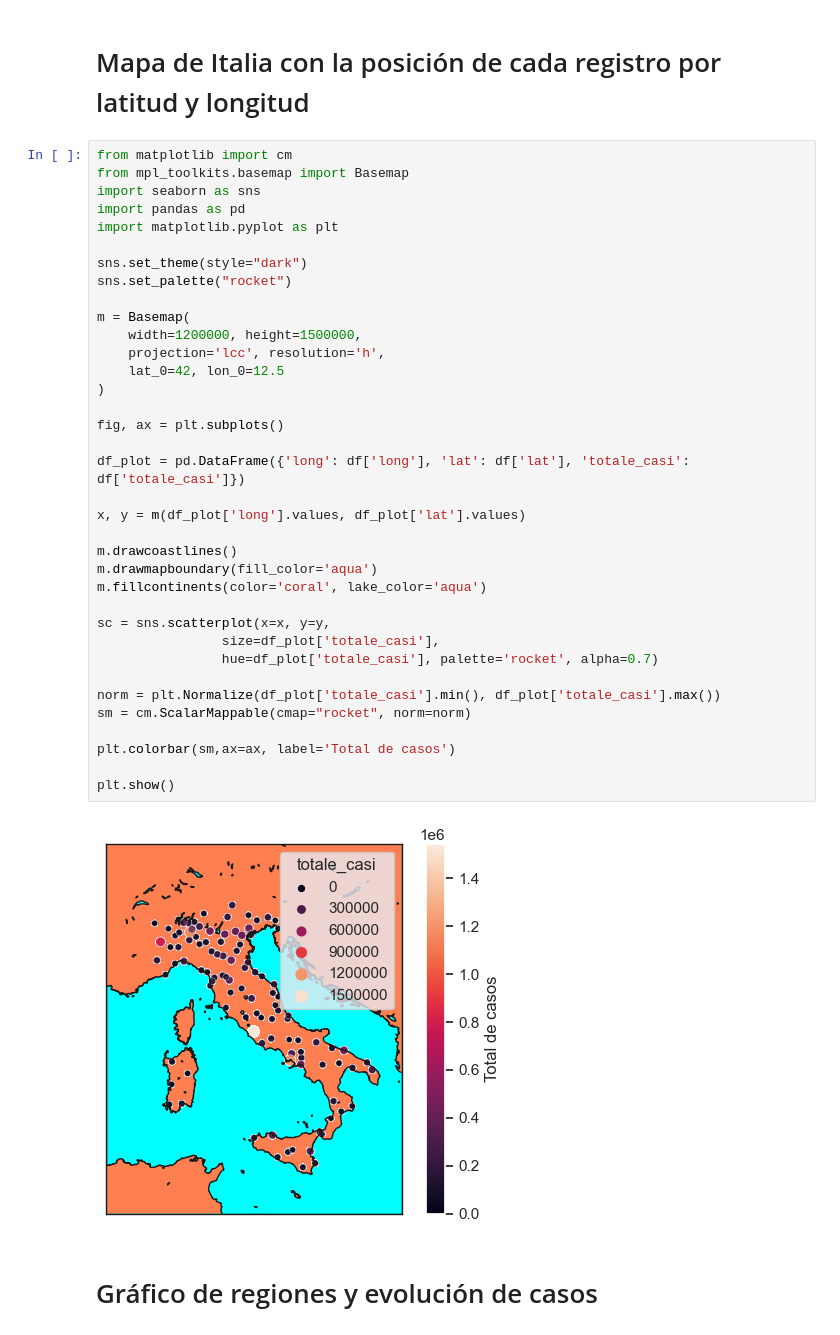
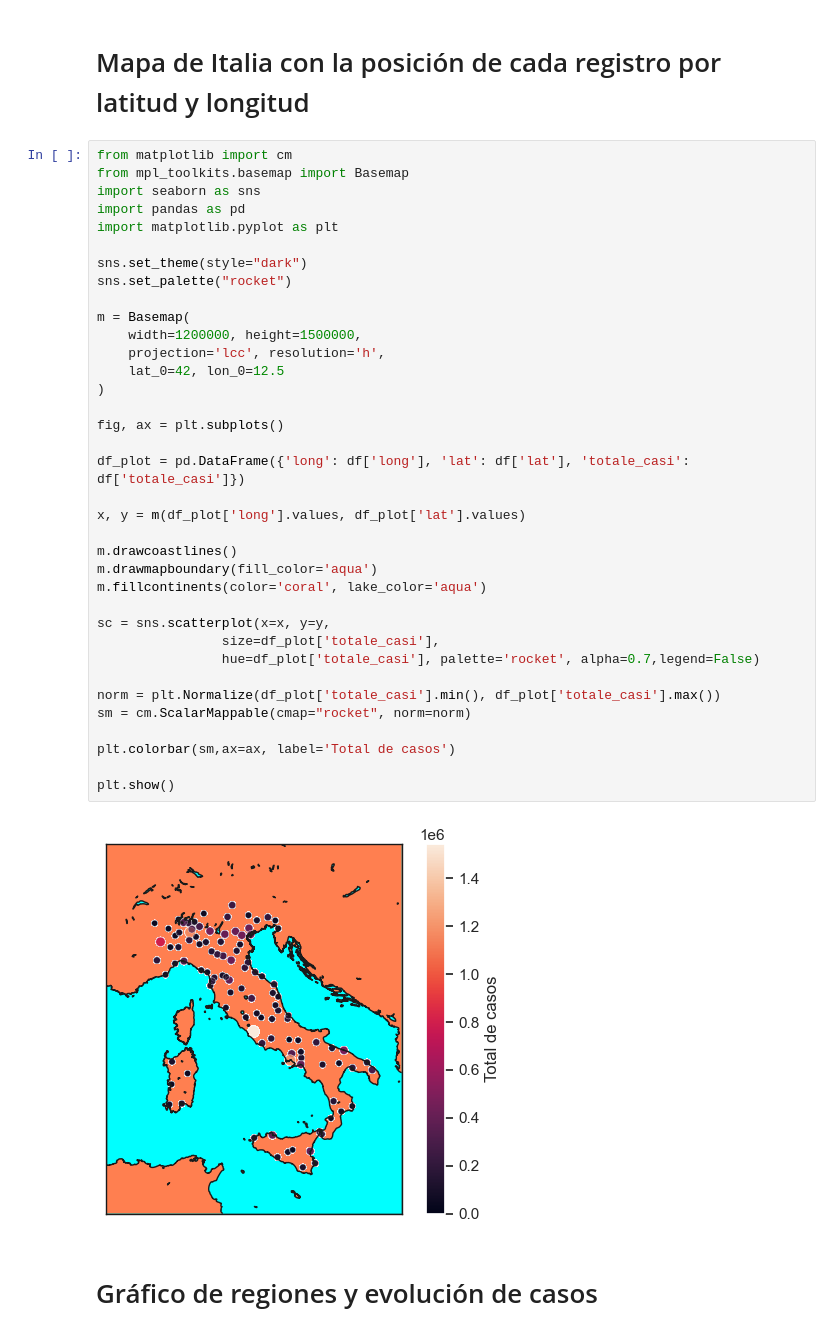
Before and after one commit to diegoguizanlopez/BigDataEIa, a Jupyter notebook: Big_Data/Sitemas_De_Big_Data/2_Trimestre/Tema_3/MongoDB/SeaBorn/Seaborn.ipynb, the cells around one changed output. Cells and saved outputs as stored; diff of their text form.

```diff
--- a/Big_Data/Sitemas_De_Big_Data/2_Trimestre/Tema_3/MongoDB/SeaBorn/Seaborn.ipynb
+++ b/Big_Data/Sitemas_De_Big_Data/2_Trimestre/Tema_3/MongoDB/SeaBorn/Seaborn.ipynb
@@ -97,35 +97,35 @@ import matplotlib.pyplot as plt
 
 sns.set_theme(style="dark")
 sns.set_palette("rocket")
 
 m = Basemap(
     width=1200000, height=1500000,
     projection='lcc', resolution='h',
     lat_0=42, lon_0=12.5
 )
 
 fig, ax = plt.subplots()
 
 df_plot = pd.DataFrame({'long': df['long'], 'lat': df['lat'], 'totale_casi': df['totale_casi']})
 
 x, y = m(df_plot['long'].values, df_plot['lat'].values)
 
 m.drawcoastlines()
 m.drawmapboundary(fill_color='aqua')
 m.fillcontinents(color='coral', lake_color='aqua')
 
 sc = sns.scatterplot(x=x, y=y,
                 size=df_plot['totale_casi'],
-                hue=df_plot['totale_casi'], palette='rocket', alpha=0.7)
+                hue=df_plot['totale_casi'], palette='rocket', alpha=0.7,legend=False)
 
 norm = plt.Normalize(df_plot['totale_casi'].min(), df_plot['totale_casi'].max())
 sm = cm.ScalarMappable(cmap="rocket", norm=norm)
 
 plt.colorbar(sm,ax=ax, label='Total de casos')
 
 plt.show()
 # %% [output]
-[figure, old version]
+[figure, new version]
 # %% [markdown]
 # Gráfico de regiones y evolución de casos
 # %%
```
